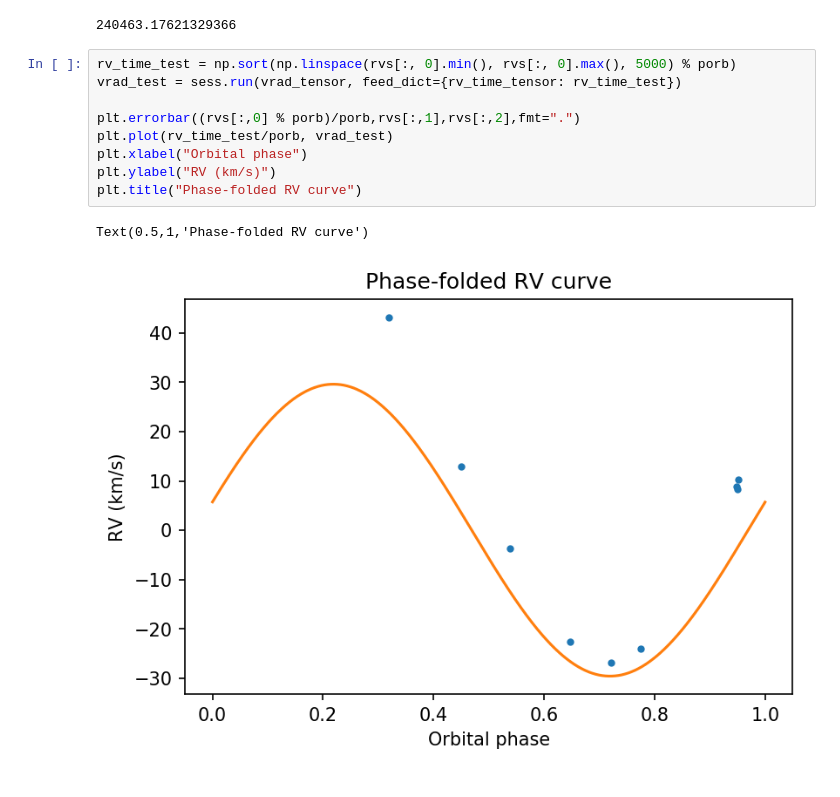
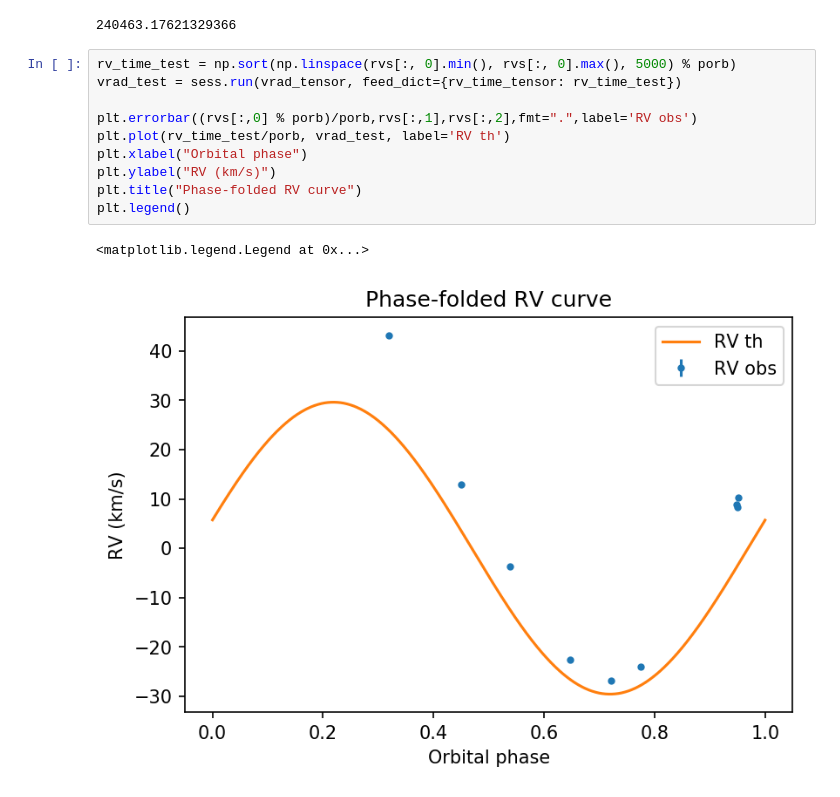
Before and after one commit to SimonJMurphy/maelstrom, a Jupyter notebook: RadialVelocity.ipynb, the cells around one changed output. Cells and saved outputs as stored; diff of their text form.

Commit message:
Add a plot legend.

```diff
--- a/RadialVelocity.ipynb
+++ b/RadialVelocity.ipynb
@@ -165,12 +165,13 @@ sess.run(chi2_tensor, feed_dict=feed_dict)
 # %%
 rv_time_test = np.sort(np.linspace(rvs[:, 0].min(), rvs[:, 0].max(), 5000) % porb)
 vrad_test = sess.run(vrad_tensor, feed_dict={rv_time_tensor: rv_time_test})
 
-plt.errorbar((rvs[:,0] % porb)/porb,rvs[:,1],rvs[:,2],fmt=".")
-plt.plot(rv_time_test/porb, vrad_test)
+plt.errorbar((rvs[:,0] % porb)/porb,rvs[:,1],rvs[:,2],fmt=".",label='RV obs')
+plt.plot(rv_time_test/porb, vrad_test, label='RV th')
 plt.xlabel("Orbital phase")
 plt.ylabel("RV (km/s)")
 plt.title("Phase-folded RV curve")
+plt.legend()
 # %% [output]
-Text(0.5,1,'Phase-folded RV curve')
+<matplotlib.legend.Legend at 0x...>
-[figure, old version]
+[figure, new version]
```
